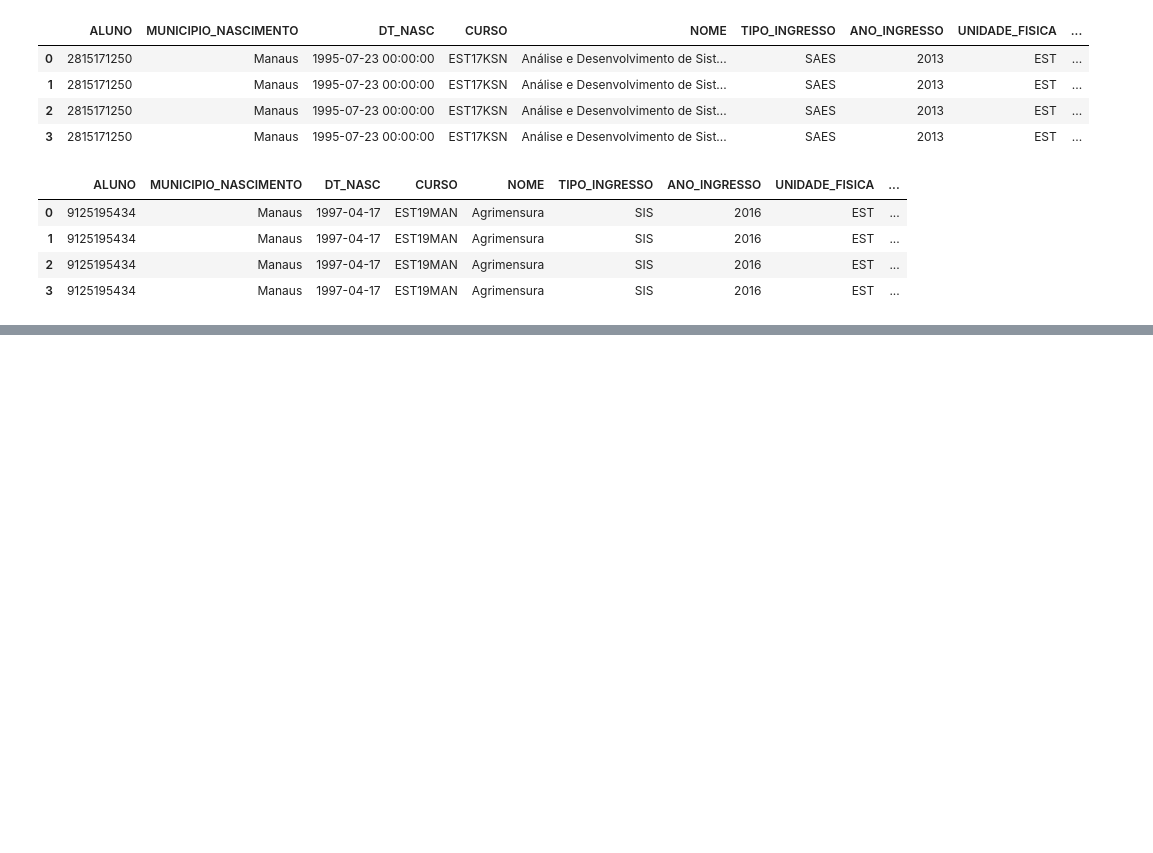
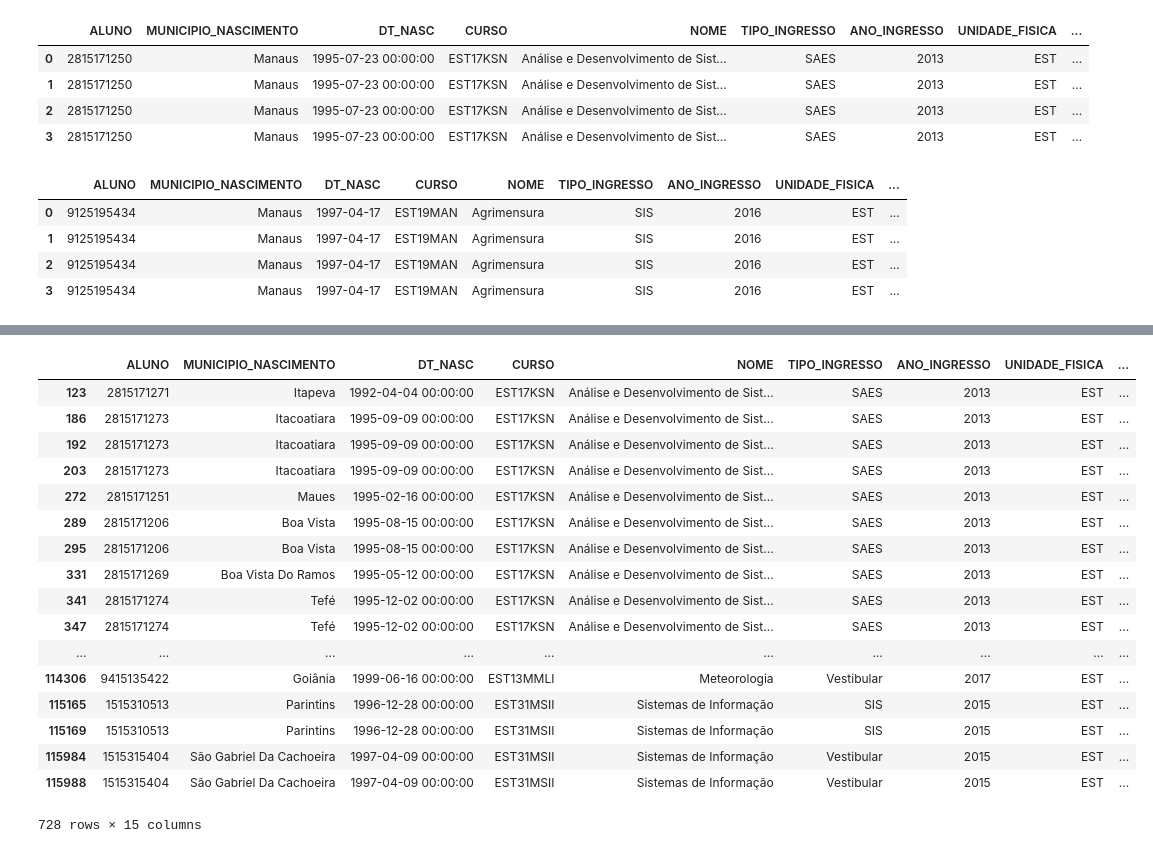
Before and after one commit to wdsrocha/data-analysis-Lyceum-UEA, a Jupyter notebook: data_sets.ipynb, the cells around one changed output, grey strips where cells are left out. Saved outputs shown, nothing was run; the diff lists cells and outputs as text; code cells hidden in the pictures; blank space fills up the shorter version.

```diff
--- a/data_sets.ipynb
+++ b/data_sets.ipynb
@@ -47,3 +36,24 @@ df_new.head(6)
 df_new = pd.DataFrame(data = df_new)
 # %%
 df_new.index = pd.RangeIndex(len(df_new.index))
+# %%
+df_new[(df_new["MUNICIPIO_NASCIMENTO"] != "Manaus")&((df_new["SITUACAO_HIST"] != "Aprovado") & (df_new["SITUACAO_HIST"] != "Dispensado")) & (df_new["NOME_DISCIPLINA"] == "Cálculo I")].head(738)
+# %% [output]
+|  | ALUNO | MUNICIPIO_NASCIMENTO | DT_NASC | CURSO | NOME | TIPO_INGRESSO | ANO_INGRESSO | UNIDADE_FISICA | ... |
+| 123 | 2815171271 | Itapeva | 1992-04-04 00:00:00 | EST17KSN | Análise e Desenvolvimento de Sist... | SAES | 2013 | EST | ... |
+| 186 | 2815171273 | Itacoatiara | 1995-09-09 00:00:00 | EST17KSN | Análise e Desenvolvimento de Sist... | SAES | 2013 | EST | ... |
+| 192 | 2815171273 | Itacoatiara | 1995-09-09 00:00:00 | EST17KSN | Análise e Desenvolvimento de Sist... | SAES | 2013 | EST | ... |
+| 203 | 2815171273 | Itacoatiara | 1995-09-09 00:00:00 | EST17KSN | Análise e Desenvolvimento de Sist... | SAES | 2013 | EST | ... |
+| 272 | 2815171251 | Maues | 1995-02-16 00:00:00 | EST17KSN | Análise e Desenvolvimento de Sist... | SAES | 2013 | EST | ... |
+| 289 | 2815171206 | Boa Vista | 1995-08-15 00:00:00 | EST17KSN | Análise e Desenvolvimento de Sist... | SAES | 2013 | EST | ... |
+| 295 | 2815171206 | Boa Vista | 1995-08-15 00:00:00 | EST17KSN | Análise e Desenvolvimento de Sist... | SAES | 2013 | EST | ... |
+| 331 | 2815171269 | Boa Vista Do Ramos | 1995-05-12 00:00:00 | EST17KSN | Análise e Desenvolvimento de Sist... | SAES | 2013 | EST | ... |
+| 341 | 2815171274 | Tefé | 1995-12-02 00:00:00 | EST17KSN | Análise e Desenvolvimento de Sist... | SAES | 2013 | EST | ... |
+| 347 | 2815171274 | Tefé | 1995-12-02 00:00:00 | EST17KSN | Análise e Desenvolvimento de Sist... | SAES | 2013 | EST | ... |
+| ... | ... | ... | ... | ... | ... | ... | ... | ... | ... |
+| 114306 | 9415135422 | Goiânia | 1999-06-16 00:00:00 | EST13MMLI | Meteorologia | Vestibular | 2017 | EST | ... |
+| 115165 | 1515310513 | Parintins | 1996-12-28 00:00:00 | EST31MSII | Sistemas de Informação | SIS | 2015 | EST | ... |
+| 115169 | 1515310513 | Parintins | 1996-12-28 00:00:00 | EST31MSII | Sistemas de Informação | SIS | 2015 | EST | ... |
+| 115984 | 1515315404 | São Gabriel Da Cachoeira | 1997-04-09 00:00:00 | EST31MSII | Sistemas de Informação | Vestibular | 2015 | EST | ... |
+| 115988 | 1515315404 | São Gabriel Da Cachoeira | 1997-04-09 00:00:00 | EST31MSII | Sistemas de Informação | Vestibular | 2015 | EST | ... |
+728 rows × 15 columns
```
Also changed, not shown: parts of 2 cells of this notebook.
